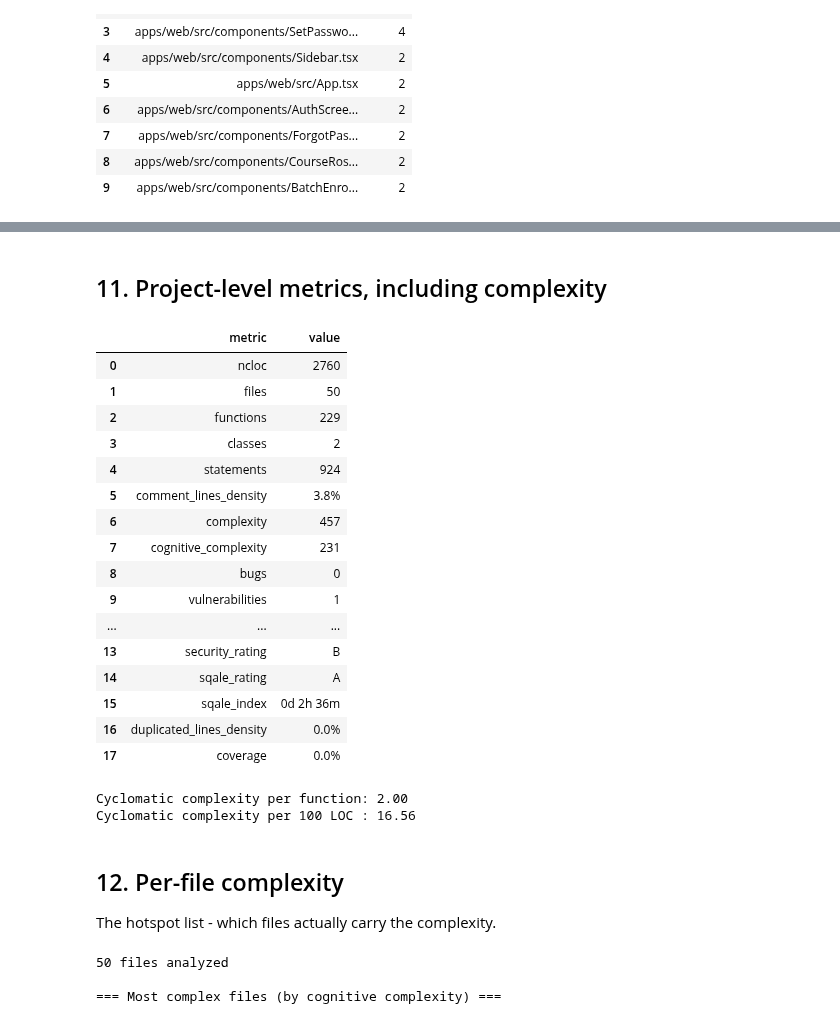
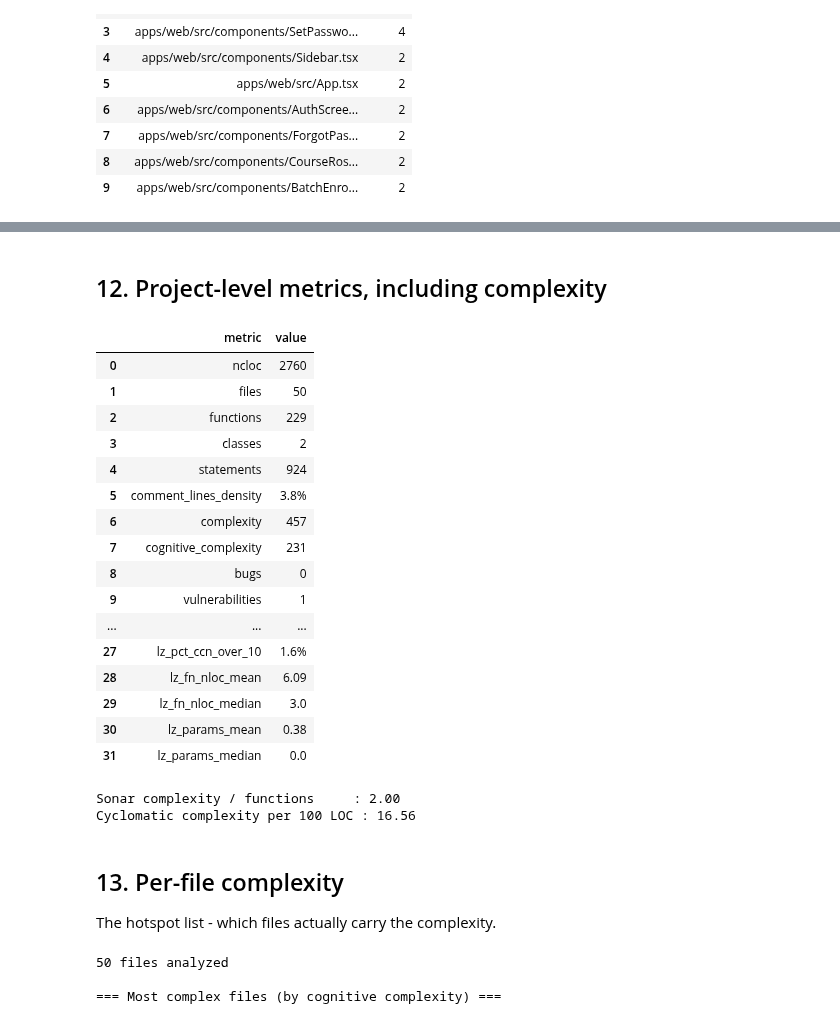
Before and after one commit to LukasOttenhof/RepositoryStaticAnalysis, a Jupyter notebook: sonarqube_test.ipynb, the cells around one changed output, grey strips where cells are left out. Saved outputs shown, nothing was run; the diff lists cells and outputs as text; code cells hidden in the pictures.

Commit message:
added lizard

```diff
--- a/sonarqube_test.ipynb
+++ b/sonarqube_test.ipynb
@@ -618,5 +736,5 @@ if not issues_df.empty:
 # %% [markdown]
-## 11. Project-level metrics, including complexity
+## 12. Project-level metrics, including complexity
 # %%
 METRICS = [
     # size
@@ -644,43 +762,70 @@ def pretty(metric, value):
     if metric.endswith("_rating"):
         return RATING.get(value, value)
     if metric == "sqale_index":
         mins = int(value)
         return f"{mins // 480}d {(mins % 480) // 60}h {mins % 60}m"
     if metric.endswith("_density") or metric == "coverage":
         return f"{value}%"
     return value
 
 metrics_df = pd.DataFrame([{"metric": m, "value": pretty(m, measures.get(m))} for m in METRICS])
+
+# Densities: complexity normalised by size, per 100 lines of code.
+_ncloc = float(measures.get("ncloc") or 0)
+if _ncloc:
+    _densities = {
+        "complexity_per_100_loc": round(
+            100 * float(measures.get("complexity") or 0) / _ncloc, 2),
+        "cognitive_per_100_loc": round(
+            100 * float(measures.get("cognitive_complexity") or 0) / _ncloc, 2),
+    }
+    metrics_df = pd.concat(
+        [metrics_df,
+         pd.DataFrame([{"metric": k, "value": v} for k, v in _densities.items()])],
+        ignore_index=True,
+    )
+
+# Per-function statistics from lizard (cell above). SonarQube exposes no
+# function-level data, so these rows cannot come from its API.
+if globals().get("lizard_stats"):
+    metrics_df = pd.concat(
+        [metrics_df,
+         pd.DataFrame([{"metric": k, "value": v} for k, v in lizard_stats.items()])],
+        ignore_index=True,
+    )
+
 display(metrics_df)
 
 if measures.get("complexity") and measures.get("functions"):
     per_fn = float(measures["complexity"]) / max(float(measures["functions"]), 1)
-    print(f"\nCyclomatic complexity per function: {per_fn:.2f}")
+    # NB: not the same quantity as lz_ccn_mean - Sonar gives every function
+    # a +1 baseline and also counts file-level code outside any function.
+    print(f"\nSonar complexity / functions     : {per_fn:.2f}")
 if measures.get("complexity") and measures.get("ncloc"):
     per_loc = 100 * float(measures["complexity"]) / max(float(measures["ncloc"]), 1)
     print(f"Cyclomatic complexity per 100 LOC : {per_loc:.2f}")
 # %% [output]
 |  | metric | value |
 | 0 | ncloc | 2760 |
 | 1 | files | 50 |
 | 2 | functions | 229 |
 | 3 | classes | 2 |
 | 4 | statements | 924 |
 | 5 | comment_lines_density | 3.8% |
 | 6 | complexity | 457 |
 | 7 | cognitive_complexity | 231 |
 | 8 | bugs | 0 |
 | 9 | vulnerabilities | 1 |
 | ... | ... | ... |
-| 13 | security_rating | B |
-| 14 | sqale_rating | A |
-| 15 | sqale_index | 0d 2h 36m |
-| 16 | duplicated_lines_density | 0.0% |
-| 17 | coverage | 0.0% |
+| 27 | lz_pct_ccn_over_10 | 1.6% |
+| 28 | lz_fn_nloc_mean | 6.09 |
+| 29 | lz_fn_nloc_median | 3.0 |
+| 30 | lz_params_mean | 0.38 |
+| 31 | lz_params_median | 0.0 |
-Cyclomatic complexity per function: 2.00
+Sonar complexity / functions     : 2.00
 Cyclomatic complexity per 100 LOC : 16.56
 # %% [markdown]
-## 12. Per-file complexity
+## 13. Per-file complexity
 
 The hotspot list - which files actually carry the complexity.
 # %%
```
Also changed, not shown: parts of 6 cells of this notebook.
